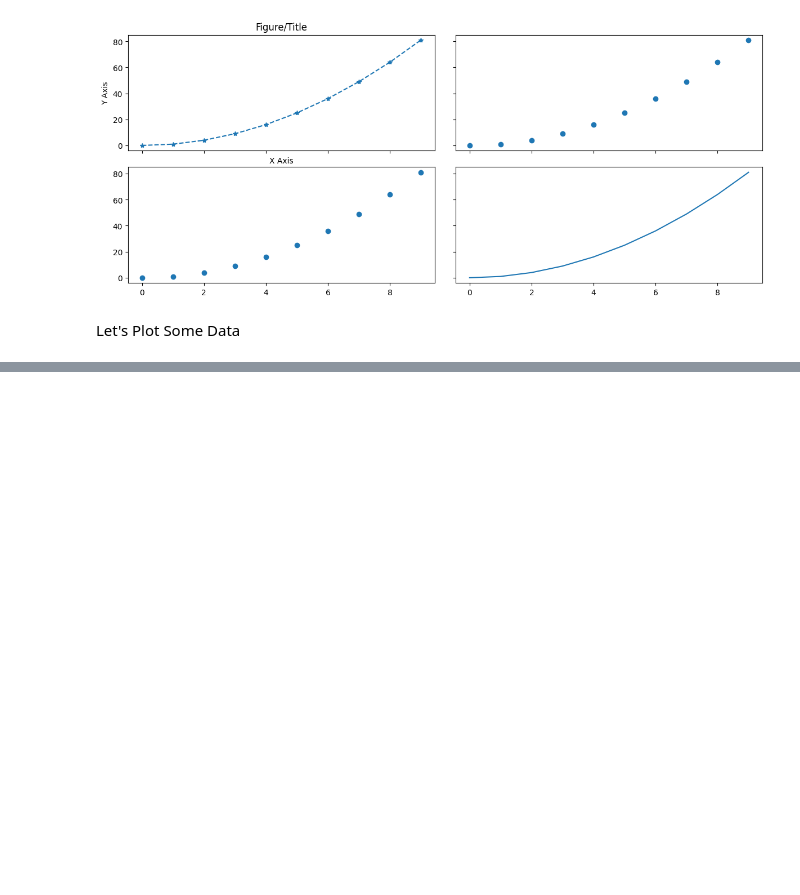
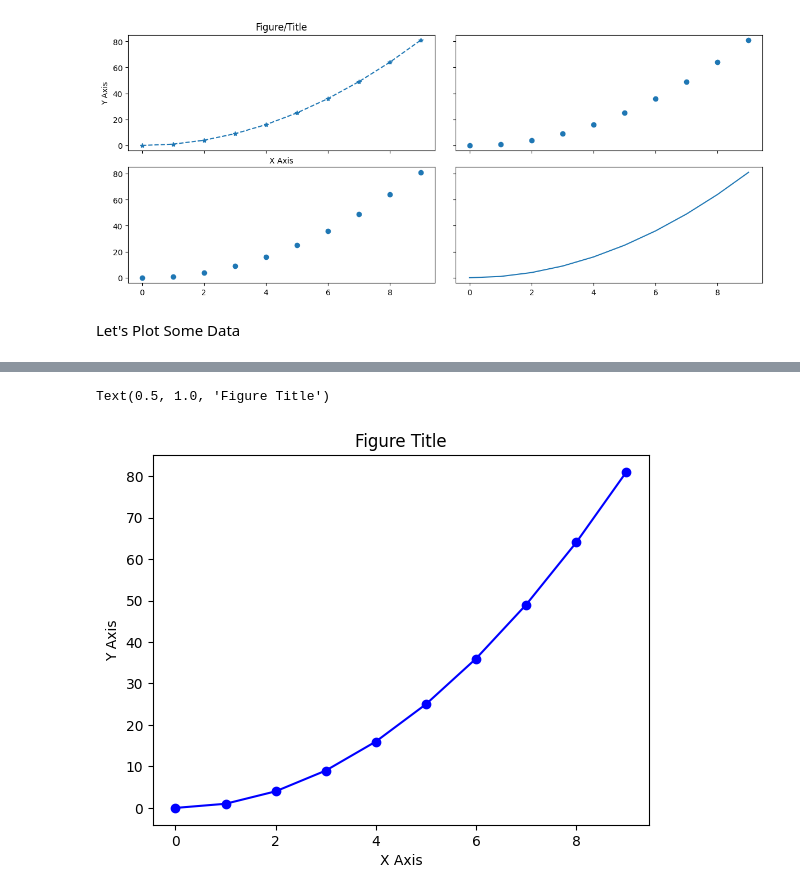
Before and after one commit to RaisulislamRimon/data-science-notes, a Jupyter notebook: module_8/module_8_class/class_1/1_data_visualization.ipynb, the cells around one changed output, grey strips where cells are left out. Cells and saved outputs as stored; diff of their text form; code cells hidden in the pictures; blank space fills up the shorter version.

```diff
--- a/module_8/module_8_class/class_1/1_data_visualization.ipynb
+++ b/module_8/module_8_class/class_1/1_data_visualization.ipynb
@@ -627,0 +644,10 @@ Let's Plot Some Data
+# %%
+fig, axes = plt.subplots()
+axes.plot(x, y, 'b-o')
+
+axes.set_xlabel("X Axis")
+axes.set_ylabel(ylabel="Y Axis")
+axes.set_title("Figure Title")
+# %% [output]
+Text(0.5, 1.0, 'Figure Title')
+[figure, added]
```
Also changed, not shown: parts of 5 cells of this notebook, 1 other file.
